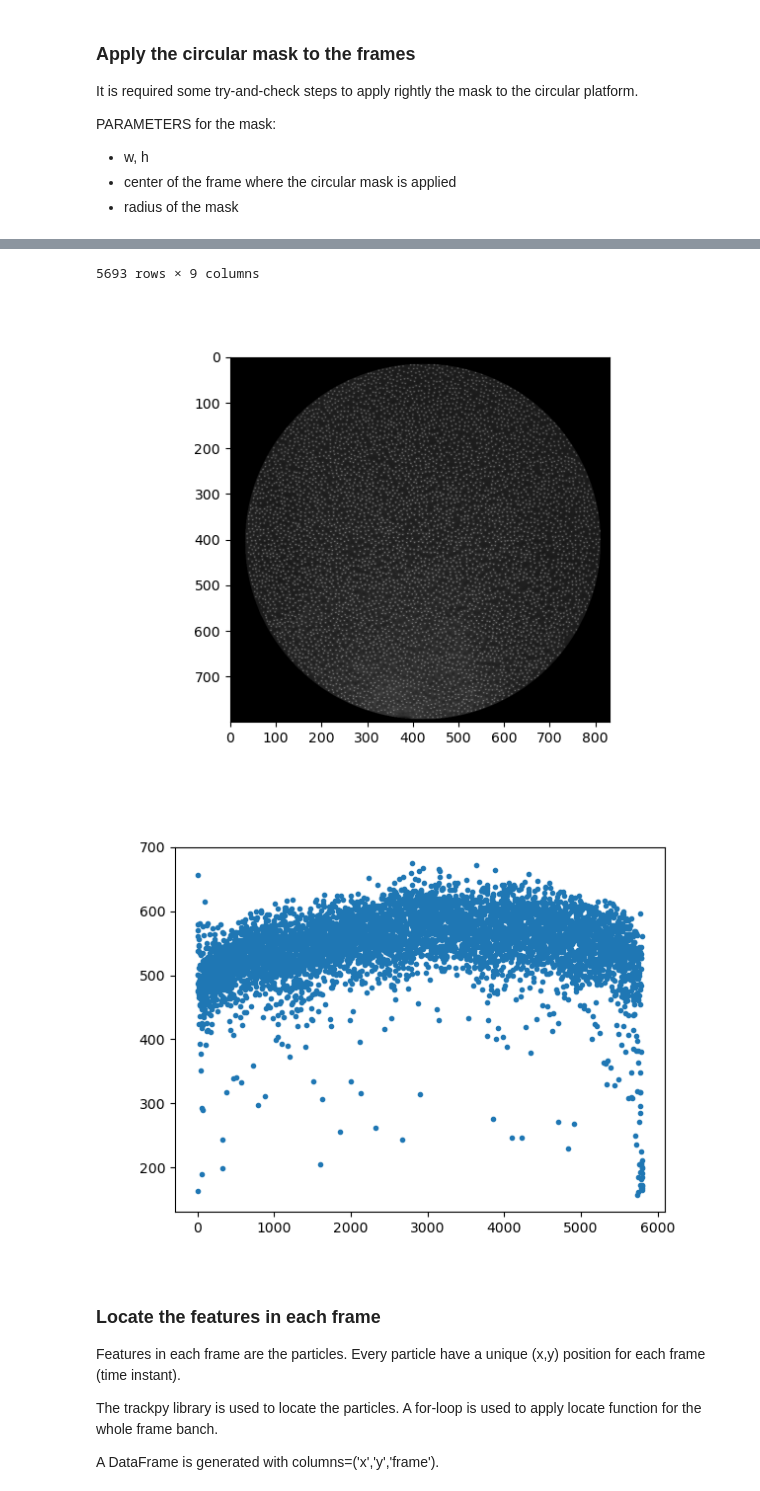
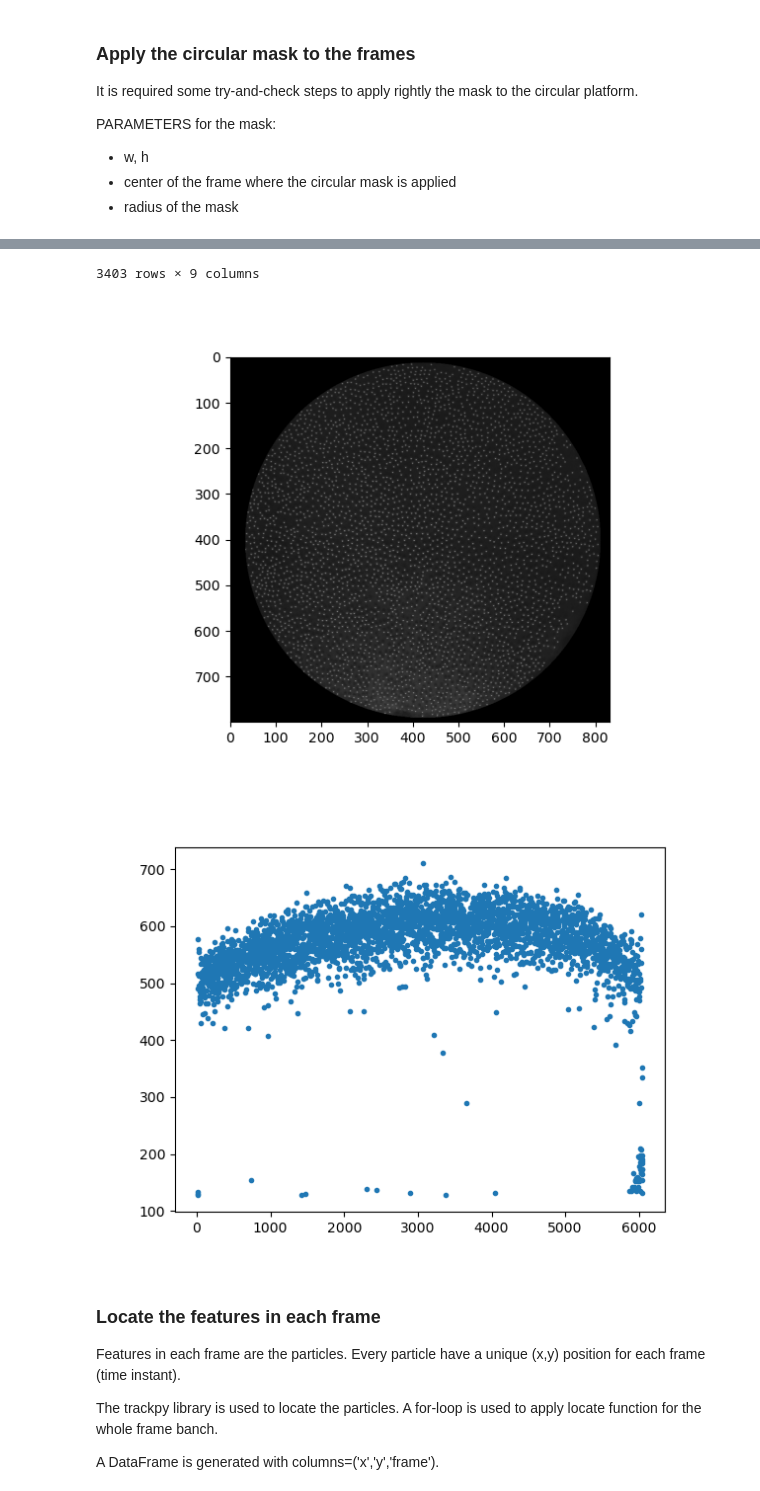
Before and after one commit to juanvm88/Procesado_imagenes, a Jupyter notebook: Locate_particles.ipynb, the cells around one changed output, grey strips where cells are left out. Saved outputs shown, nothing was run; the diff lists cells and outputs as text; code cells hidden in the pictures.

```diff
--- a/Locate_particles.ipynb
+++ b/Locate_particles.ipynb
@@ -100,7 +100,7 @@ Open the .cine file with PIMS
 frames: cine object with all the frames of the movie
 w, h define the width and height of the frames
 # %%
-frames=pims.open('/media/juan/DiscoDuro2G/.cine')
+frames=pims.open('/media/juan/DiscoDuro2G/Serie_Densidad_1.8sigma/densidad0.325_f75Hz.cine')
 w,h=frames[0].shape
 
 
@@ -120,11 +120,11 @@ PARAMETERS for the mask:
 # %%
 plt.close('all')
 # %%
-mascara=createCircularMask(w,h,center=(421,405),radius=389);
+mascara=createCircularMask(w,h,center=(421,402),radius=389);
 imagen=maskImage(frames, mascara);
 plt.figure()
 plt.imshow(imagen[10],cmap='gray')
-f=tp.locate(imagen[10000],5,minmass=150,separation=4)
+f=tp.locate(imagen[10000],5,minmass=125,separation=4)
 plt.figure()
 tp.annotate(f,imagen[10000])
 plt.figure()
@@ -147,6 +147,6 @@ f
-5693 rows × 9 columns
+3403 rows × 9 columns
 [figure]
-[figure, old version]
+[figure, new version]
 # %% [markdown]
 ### Locate the features in each frame
 
```
Also changed, not shown: parts of 11 cells of this notebook, 19 other files.
